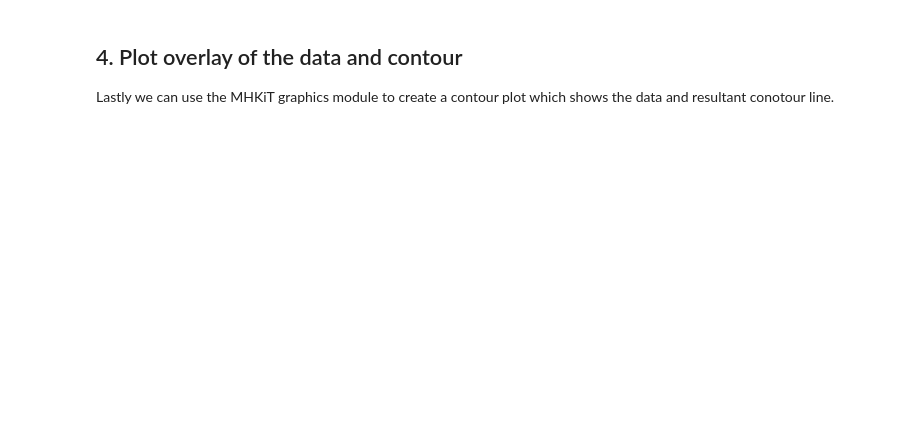
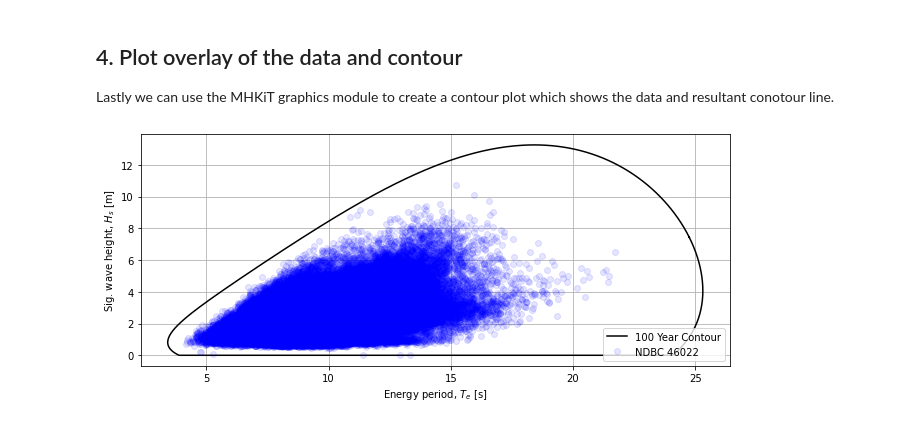
Before and after one commit to MHKiT-Software/MHKiT-Python, a Jupyter notebook: examples/environmental_contours.ipynb, the cells around one changed output. Saved outputs shown, nothing was run; the diff lists cells and outputs as text; code cells hidden in the pictures; blank space fills up the shorter version.

```diff
--- a/examples/environmental_contours.ipynb
+++ b/examples/environmental_contours.ipynb
@@ -117,7 +143,10 @@ Hm0_contour, Te_contour = resource.environmental_contour(Hm0, Te, dt, contour_ye
 ## 4. Plot overlay of the data and contour
 Lastly we can use the MHKiT graphics module to create a contour plot which shows the data and resultant conotour line.
 # %%
-graphics.plot_environmental_contour(Hm0, Te,
+fig, ax = plt.subplots(figsize=(9,4))
+ax = graphics.plot_environmental_contour(Hm0, Te,
                                     Hm0_contour, Te_contour,
                                     data_label='NDBC 46022',
-                                    contour_label='100 Year Contour')
+                                    contour_label='100 Year Contour',ax=ax)
+# %% [output]
+[figure, added]
```
Also changed, not shown: parts of 11 cells of this notebook.
